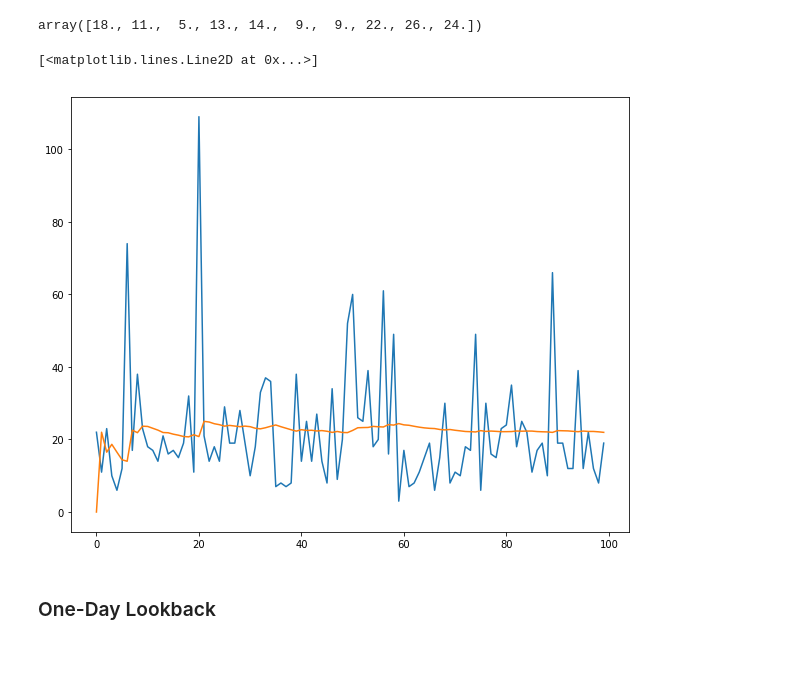
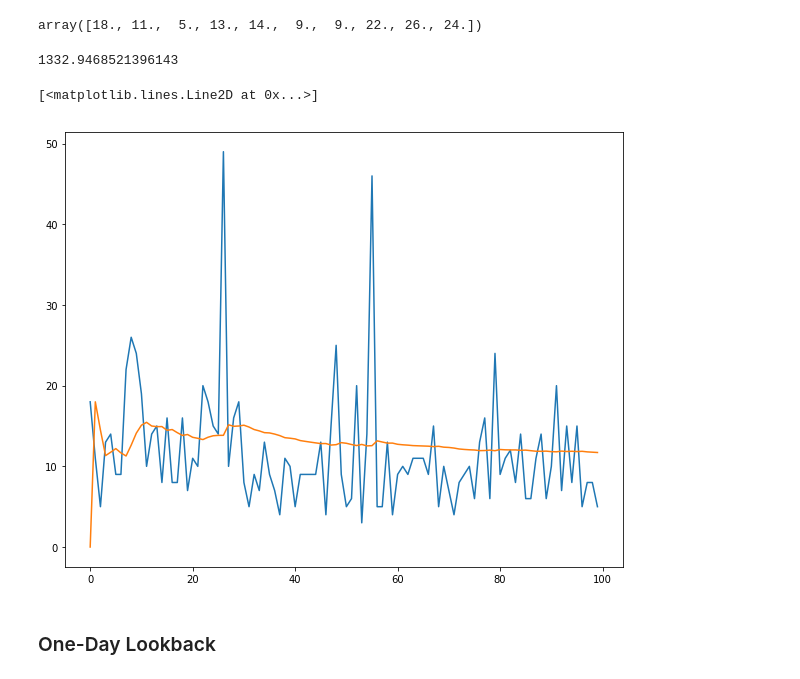
Before and after one commit to tavishcode/fyp, a Jupyter notebook: wiki_test.ipynb, the cells around one changed output. Drawn from its saved outputs; the diff is of its cells as text; code cells hidden in the pictures.

```diff
--- a/wiki_test.ipynb
+++ b/wiki_test.ipynb
@@ -64,12 +68,16 @@ preds = [[0] for i in range(arr.shape[0])]
 for i in range(1, arr.shape[1]): # i -> timestep
     for j in range(arr.shape[0]): # j -> webpage
         preds[j].append(sum(arr[j][:i])/i)
+# %%
+mse(preds,arr)
+# %% [output]
+1332.9468521396143
 # %%
-plt.plot(arr[20][:100])
-plt.plot(preds[20][:100])
+plt.plot(arr[0][:100])
+plt.plot(preds[0][:100])
 # %% [output]
 [<matplotlib.lines.Line2D at 0x...>]
-[figure, old version]
+[figure, new version]
 # %% [markdown]
 ### One-Day Lookback
 # %%
```
Also changed, not shown: parts of 13 cells of this notebook.
